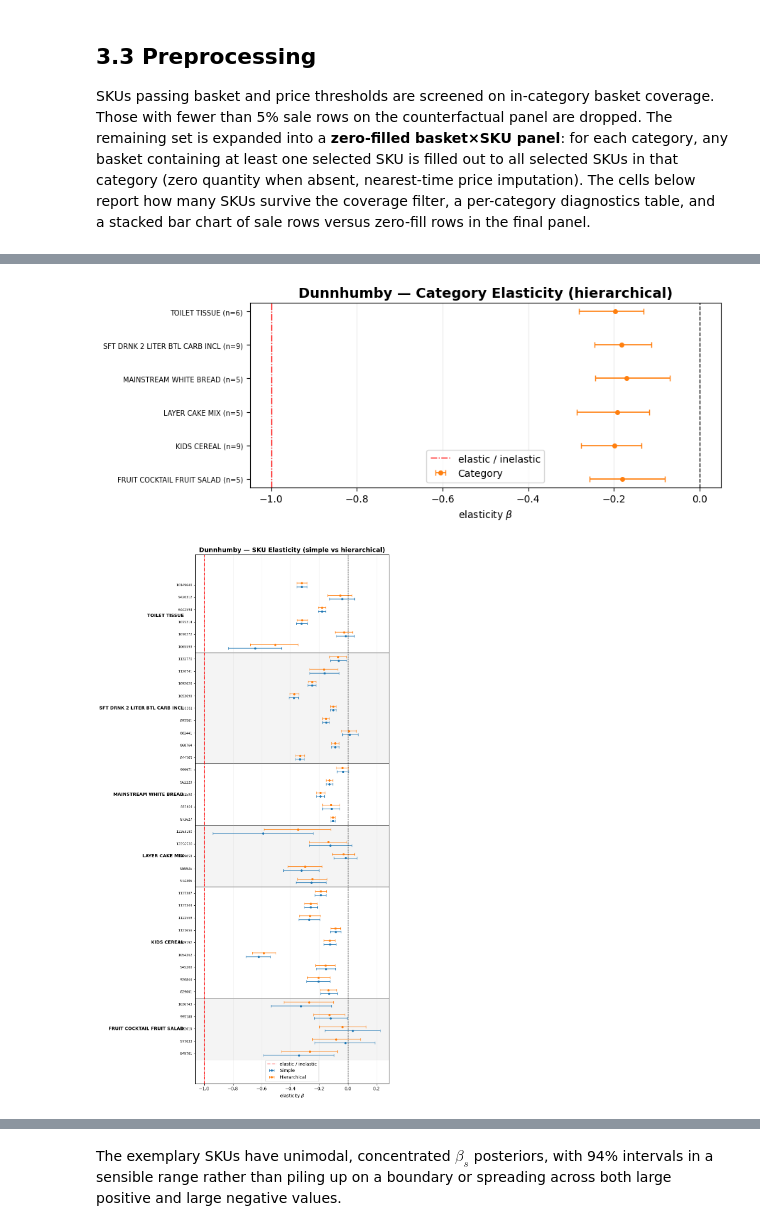
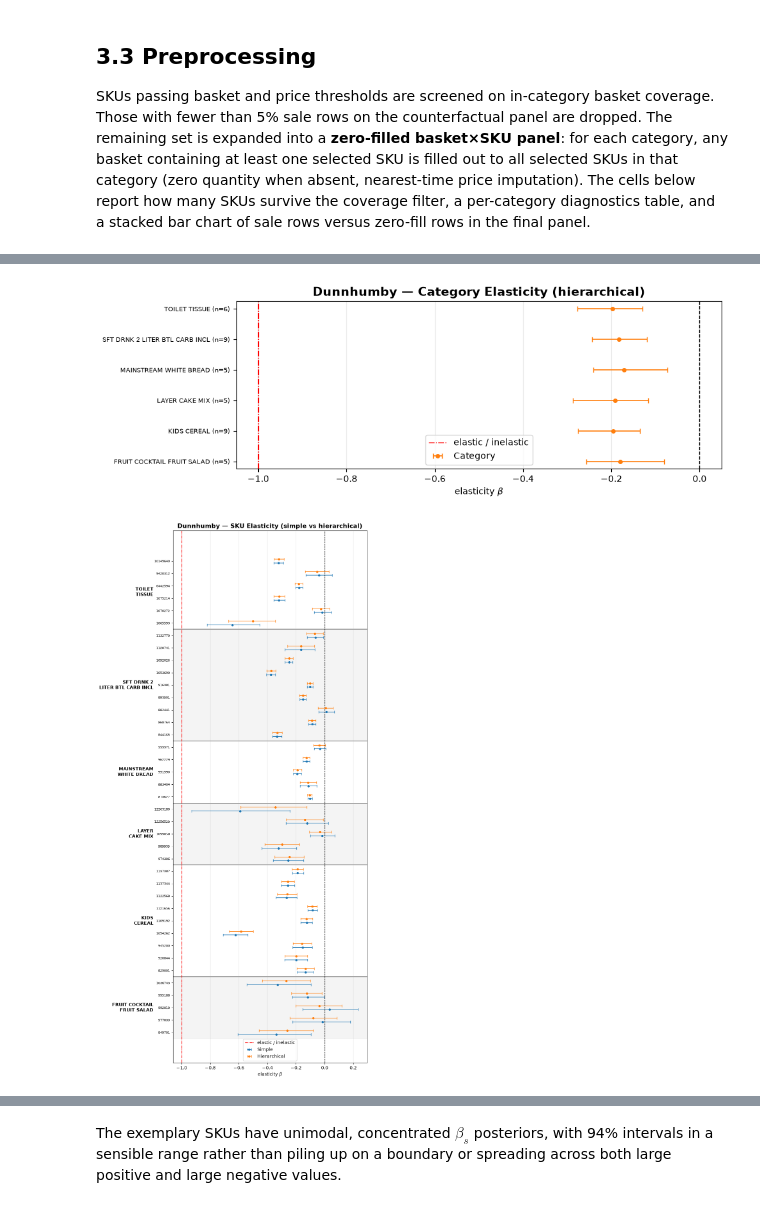
Before and after one commit to wincenty-szymura/Bayesian-inference-from-retail-to-astrophysics, a Jupyter notebook: bayes_retail_astro.ipynb, the cells around one changed output, grey strips where cells are left out. Drawn from its saved outputs; the diff is of its cells as text; code cells hidden in the pictures.

```diff
--- a/bayes_retail_astro.ipynb
+++ b/bayes_retail_astro.ipynb
@@ -1672,0 +1489,18 @@ Saved posterior to chains\price_elasticity_hierarchical.nc
+# %%
+# NetCDF file holding the full DataTree
+hier_idata_path = Path("chains/price_elasticity_hierarchical.nc")
+hier_idata_path.parent.mkdir(exist_ok=True)
+
+# NUTS only runs when there is no saved posterior on disk
+if not hier_idata_path.exists():
+    with dh_hier_model:
+        dh_hier_idata = pm.sample( # a DataTree object
+            draws=1000, tune=1000, target_accept=0.98, chains=4, random_seed=42
+        )
+    # write all posterior draws so later runs can reuse this fit
+    dh_hier_idata.to_netcdf(hier_idata_path)
+    print(f"Saved posterior to {hier_idata_path}")
+else:
+    # reload instead of resampling
+    dh_hier_idata = az.from_netcdf(hier_idata_path)
+    print(f"Posterior already exists at {hier_idata_path}; skipping sampling.")
@@ -1673,33 +1512,31 @@ Saved posterior to chains\price_elasticity_hierarchical.nc
 # %%
+# flatten the category and SKU posteriors
+beta_dh_cat = flatten_posterior(dh_hier_idata, "beta_cat")
+beta_dh_hier = flatten_posterior(dh_hier_idata, "beta_sku")
+
 # get number of SKUs in each category
-cat_n_skus = (
-    dunnhumby_panel.groupby("sku_category")["sku"]
-    .nunique()
-    .reindex(cat_labels)
-)
-cat_tick_labels = [f"{cat} (n={int(cat_n_skus[cat])})" for cat in cat_labels]
+cat_n_skus = dict(fin_panel_df.group_by("sku_category").agg(pl.col("sku").n_unique().alias("n_skus")).iter_rows())
+cat_tick_labels = [f"{cat} (n={cat_n_skus[cat]})" for cat in cat_labels]
 
-# pooled category-level beta from the hierarchical model
-fig, ax = plt.subplots(figsize=(9, max(3.0, 0.6 * len(cat_labels))))
+# plot category elasticity forest from the hierarchical model
+fig, ax = plt.subplots(figsize=(10, max(3.0, 0.6 * len(cat_labels))))
 y = plot_elasticity_forest(ax, beta_dh_cat, "Category", color="C1")
 format_elasticity_forest(y, cat_tick_labels, "Dunnhumby — Category Elasticity (hierarchical)", False)
 
-# simple vs hierarchical dodged comparison — overlay both models per SKU
+# plot simple vs hierarchical elasticity comparison — overlay both models per SKU
 fig, ax = plt.subplots(figsize=(10, max(5.0, 0.45 * len(sku_labels))))
-add_category_forest_guides(ax, sku_to_cat_ord, cat_labels_arr)
+add_category_forest_guides(ax, sku_to_cat, cat_labels)
 y_dodge = 0.15
 for spec, y_off, samples, color in [
     ("Simple", -y_dodge, beta_dh_simple, "C0"),
     ("Hierarchical", y_dodge, beta_dh_hier, "C1"),
 ]:
-    s_ord = samples[:, order]
-    yy = plot_elasticity_forest(ax, s_ord, spec, color=color, offset=y_off)
-
+    yy = plot_elasticity_forest(ax, samples, spec, color=color, offset=y_off)
 format_elasticity_forest(
-    np.arange(len(sku_ord)), [f"  {s}" for s in sku_ord],
+    np.arange(len(sku_labels)), [f"  {s}" for s in sku_labels],
     "Dunnhumby — SKU Elasticity (simple vs hierarchical)"
 )
 # %% [output]
-[figure, old version]
+[figure, new version]
-[figure, old version]
+[figure, new version]
 # %% [markdown]
```
Also changed, not shown: parts of 31 cells of this notebook, 1 other file.
